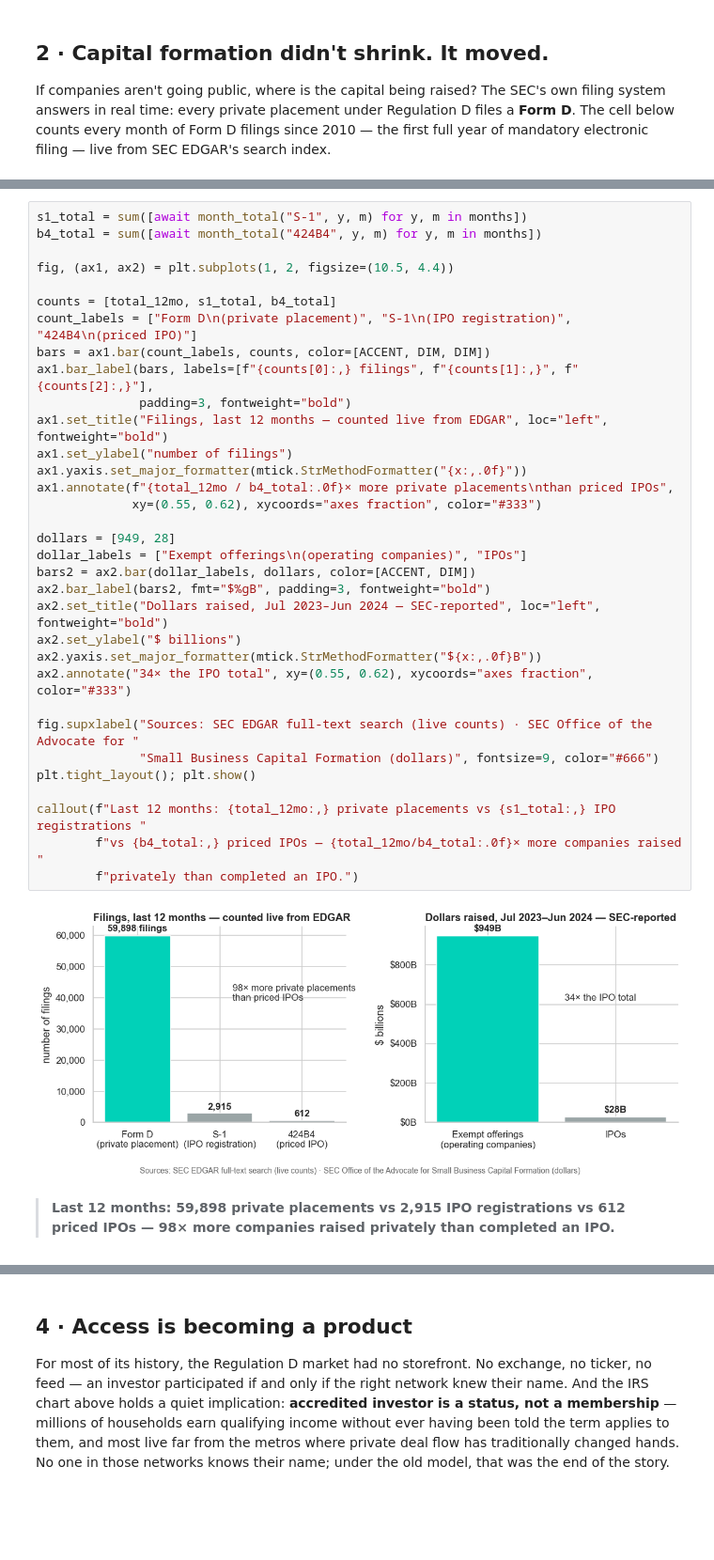
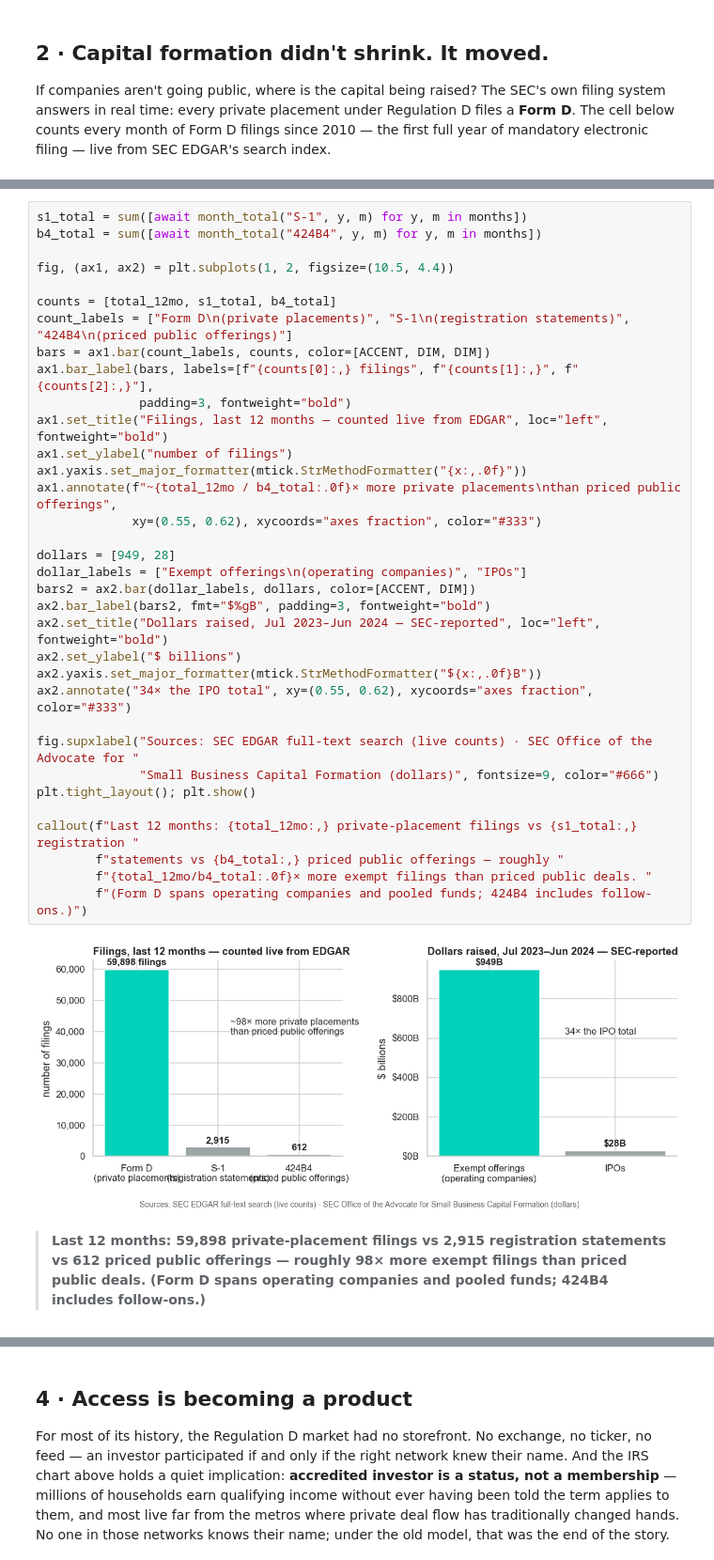
Before and after one commit to StartEngine/private-markets-research, a Jupyter notebook: private_markets.ipynb, the cells around one changed output, grey strips where cells are left out. Shown at 94% size. Saved outputs shown, nothing was run; the diff lists cells and outputs as text; blank space fills up the shorter version.

```diff
--- a/private_markets.ipynb
+++ b/private_markets.ipynb
@@ -176,37 +178,38 @@ Regulation D alone has run at **\$2.5+ trillion a year**.
 # %%
 s1_total = sum([await month_total("S-1", y, m) for y, m in months])
 b4_total = sum([await month_total("424B4", y, m) for y, m in months])
 
 fig, (ax1, ax2) = plt.subplots(1, 2, figsize=(10.5, 4.4))
 
 counts = [total_12mo, s1_total, b4_total]
-count_labels = ["Form D\n(private placement)", "S-1\n(IPO registration)", "424B4\n(priced IPO)"]
+count_labels = ["Form D\n(private placements)", "S-1\n(registration statements)", "424B4\n(priced public offerings)"]
 bars = ax1.bar(count_labels, counts, color=[ACCENT, DIM, DIM])
 ax1.bar_label(bars, labels=[f"{counts[0]:,} filings", f"{counts[1]:,}", f"{counts[2]:,}"],
               padding=3, fontweight="bold")
 ax1.set_title("Filings, last 12 months — counted live from EDGAR", loc="left", fontweight="bold")
 ax1.set_ylabel("number of filings")
 ax1.yaxis.set_major_formatter(mtick.StrMethodFormatter("{x:,.0f}"))
-ax1.annotate(f"{total_12mo / b4_total:.0f}× more private placements\nthan priced IPOs",
+ax1.annotate(f"~{total_12mo / b4_total:.0f}× more private placements\nthan priced public offerings",
              xy=(0.55, 0.62), xycoords="axes fraction", color="#333")
 
 dollars = [949, 28]
 dollar_labels = ["Exempt offerings\n(operating companies)", "IPOs"]
 bars2 = ax2.bar(dollar_labels, dollars, color=[ACCENT, DIM])
 ax2.bar_label(bars2, fmt="$%gB", padding=3, fontweight="bold")
 ax2.set_title("Dollars raised, Jul 2023–Jun 2024 — SEC-reported", loc="left", fontweight="bold")
 ax2.set_ylabel("$ billions")
 ax2.yaxis.set_major_formatter(mtick.StrMethodFormatter("${x:,.0f}B"))
 ax2.annotate("34× the IPO total", xy=(0.55, 0.62), xycoords="axes fraction", color="#333")
 
 fig.supxlabel("Sources: SEC EDGAR full-text search (live counts) · SEC Office of the Advocate for "
               "Small Business Capital Formation (dollars)", fontsize=9, color="#666")
 plt.tight_layout(); plt.show()
 
-callout(f"Last 12 months: {total_12mo:,} private placements vs {s1_total:,} IPO registrations "
-        f"vs {b4_total:,} priced IPOs — {total_12mo/b4_total:.0f}× more companies raised "
-        f"privately than completed an IPO.")
+callout(f"Last 12 months: {total_12mo:,} private-placement filings vs {s1_total:,} registration "
+        f"statements vs {b4_total:,} priced public offerings — roughly "
+        f"{total_12mo/b4_total:.0f}× more exempt filings than priced public deals. "
+        f"(Form D spans operating companies and pooled funds; 424B4 includes follow-ons.)")
 # %% [output]
-[figure, old version]
+[figure, new version]
-> **Last 12 months: 59,898 private placements vs 2,915 IPO registrations vs 612 priced IPOs — 98× more companies raised privately than completed an IPO.**
+> **Last 12 months: 59,898 private-placement filings vs 2,915 registration statements vs 612 priced public offerings — roughly 98× more exempt filings than priced public deals. (Form D spans operating companies and pooled funds; 424B4 includes follow-ons.)**
 # %% [markdown]
```
Also changed, not shown: parts of 12 cells of this notebook, 1 other file.
